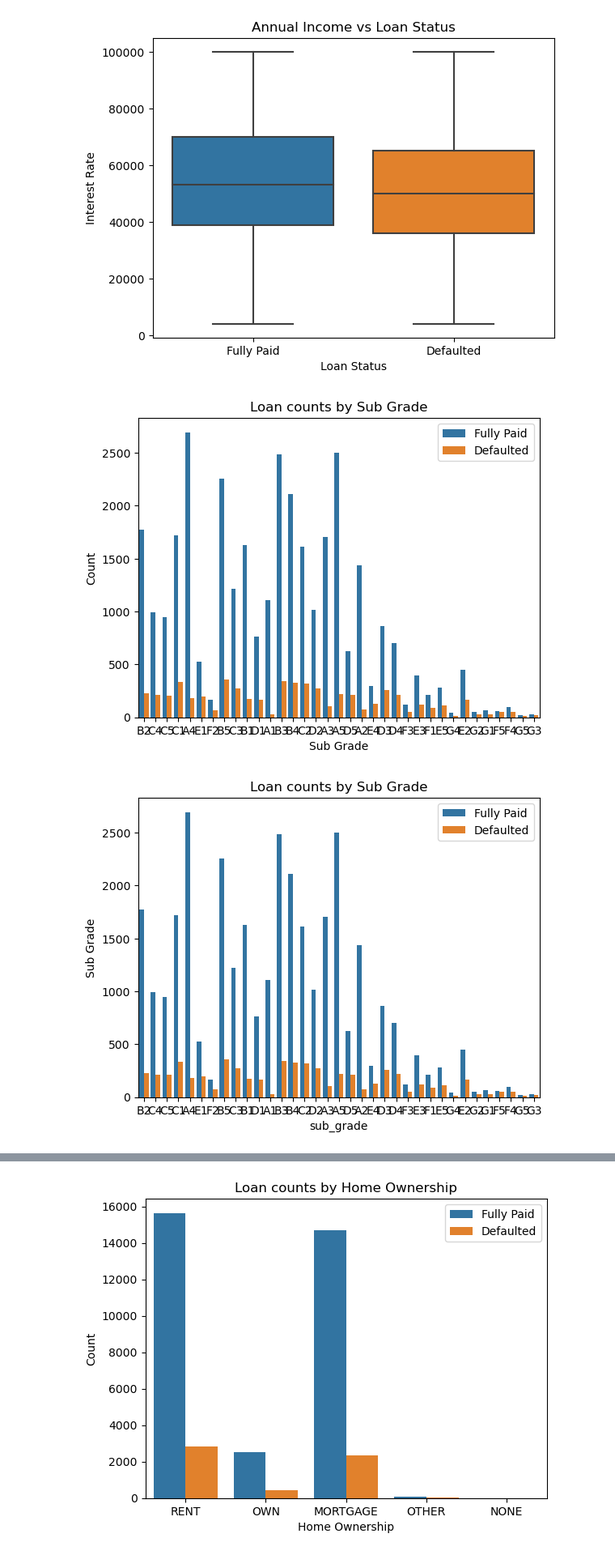
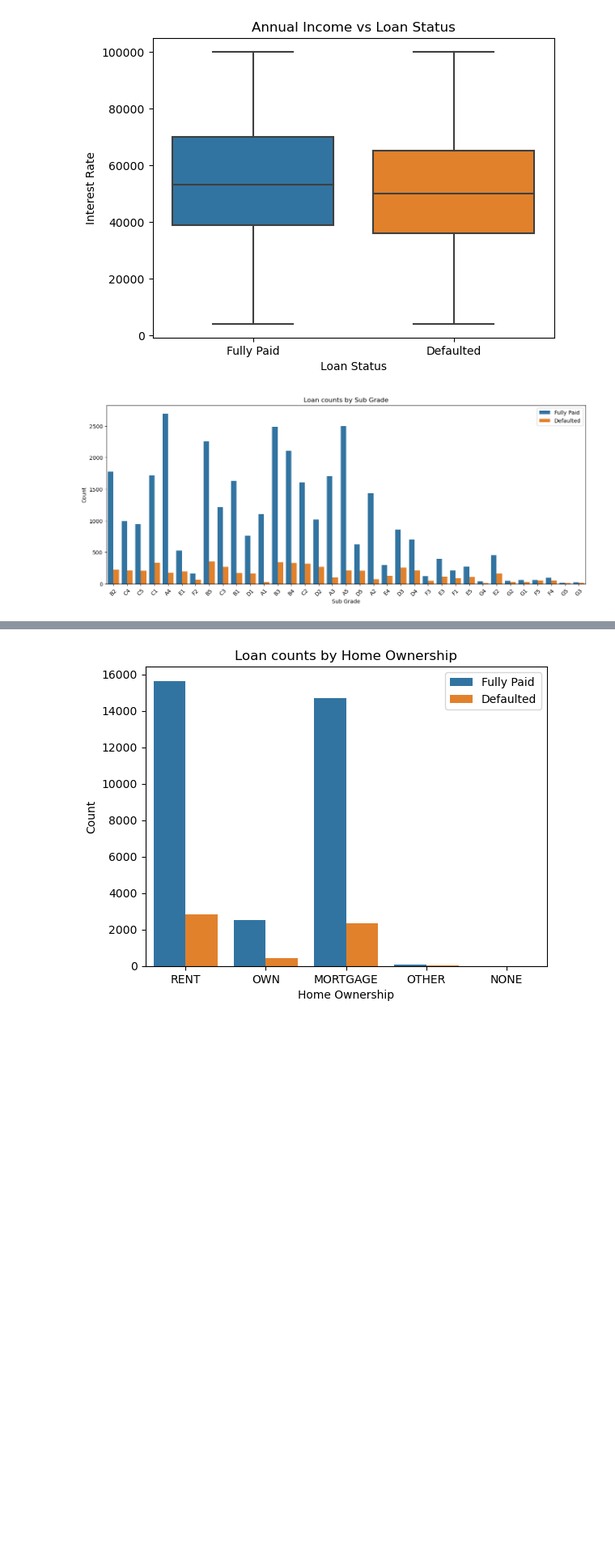
Before and after one commit to ncjanardhan-outlook/ncjpersonal, a Jupyter notebook: lending club_case study.ipynb, the cells around one changed output, grey strips where cells are left out. Shown at 81% size. Saved outputs shown, nothing was run; the diff lists cells and outputs as text; code cells hidden in the pictures; blank space fills up the shorter version.

```diff
--- a/lending club_case study.ipynb
+++ b/lending club_case study.ipynb
@@ -254,10 +254,11 @@ plt.show()
 [figure]
 # %%
 # Understand defaulted amount in relation to Sub Grade
+plt.figure(figsize=(16, 6))
+plt.xticks(rotation = 45)
 drawCustomCountPlot(xColumn="sub_grade", hueColumn="loan_status", yLabel="Count", xLabel="Sub Grade", title="Loan counts by Sub Grade")
 # %% [output]
-[figure, old version]
+[figure, new version]
-[figure, removed]
 # %%
 # Understand count w.r.t Term
 
```
Also changed, not shown: parts of 1 cell of this notebook.
